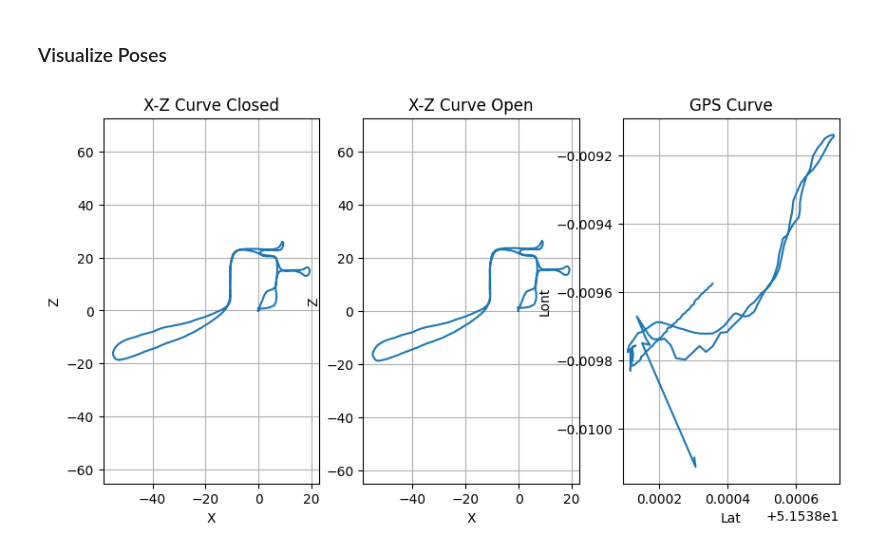
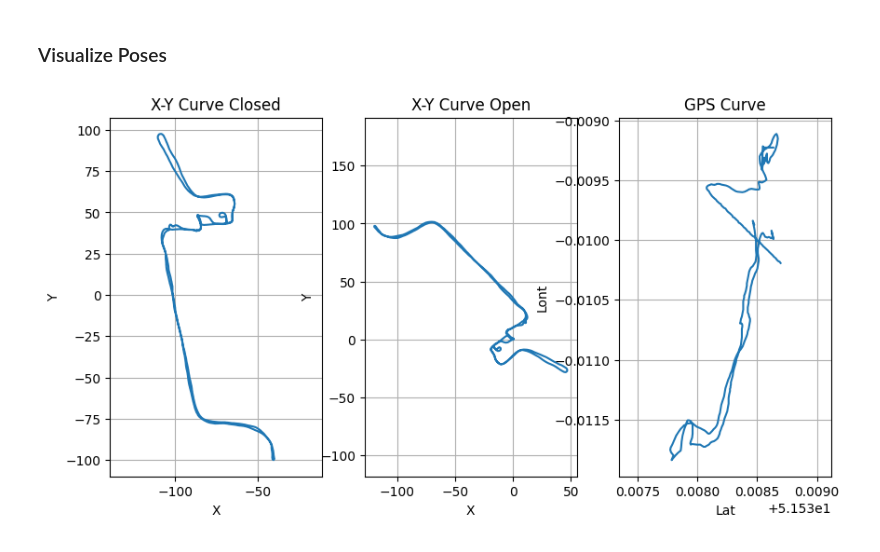
Before and after one commit to gogojjh/pycpptools, a Jupyter notebook: pycpptools/src/python/utils_dataset/projectaria/gendata_from_vrs.ipynb, the cells around one changed output. Saved outputs shown, nothing was run; the diff lists cells and outputs as text; code cells hidden in the pictures.

```diff
--- a/pycpptools/src/python/utils_dataset/projectaria/gendata_from_vrs.ipynb
+++ b/pycpptools/src/python/utils_dataset/projectaria/gendata_from_vrs.ipynb
@@ -21,29 +49,22 @@ ucl_east/
 # %%
-import os
-from projectaria_tools.core import data_provider, calibration
-from projectaria_tools.core.sensor_data import TimeDomain, TimeQueryOptions
-from projectaria_tools.core.stream_id import RecordableTypeId, StreamId
-from projectaria_tools.core.mps.utils import get_nearest_pose
-import projectaria_tools.core.mps as mps
-from projectaria_tools.core.sophus import SO3, SE3, interpolate, iterativeMean
-import numpy as np
-import copy
-from PIL import Image
-from matplotlib import pyplot as plt
-import json
-
+"""
+Multi-session
+"""
+##### Multi-session
 vrs_data_path = "/Rocket_ssd/dataset/data_litevloc/map_multisession_eval/raw_vrs/ucl_campus"
 out_data_path = "/Rocket_ssd/dataset/data_litevloc/map_multisession_eval/raw_vrs/ucl_campus"
 session_path = os.path.join(vrs_data_path, 'ucl_campus_multiagent_20241205_1017_24sessions')
 json_vrs_to_session_path = os.path.join(session_path, 'vrs_to_multi_slam.json')
-vrs_name = 'ucl_campus_20241202_1741.vrs'
+vrs_name = 'ucl_campus_20241127_1716.vrs'
 
 # Input data
 with open(json_vrs_to_session_path, 'r', encoding='utf-8') as file:
     data_vrs_to_session = json.load(file)
 vrsfile = os.path.join(vrs_data_path, "vrs_withrgb", vrs_name)
 session_id = data_vrs_to_session[f"vrs_norgb_seq0/{vrs_name}"]
+# Relative world coordinate of open_loop_trajectory
 open_traj_file = os.path.join(session_path, f"{session_id}/slam/open_loop_trajectory.csv")
+# Absolute world coordinate of closed_loop_trajectory
 closed_traj_file = os.path.join(session_path, f"{session_id}/slam/closed_loop_trajectory.csv")
 
 # Output data
@@ -330,27 +332,27 @@ Save image 003000.color.jpg
 # %%
 fig, axes = plt.subplots(1, 3, figsize=(10, 5))
 
-axes[0].plot(poses_closed[:, 1], poses_closed[:, 3], '-')
-axes[0].set_title('X-Z Curve Closed')
+axes[0].plot(poses_closed[:, 1], poses_closed[:, 2], '-')
+axes[0].set_title('X-Y Curve Closed')
 axes[0].set_xlabel('X')
-axes[0].set_ylabel('Z')
+axes[0].set_ylabel('Y')
 axes[0].axis('equal')
 axes[0].grid(True)
 
-axes[1].plot(poses_open[:, 1], poses_open[:, 3], '-')
-axes[1].set_title('X-Z Curve Open')
+axes[1].plot(poses_open[:, 1], poses_open[:, 2], '-')
+axes[1].set_title('X-Y Curve Open')
 axes[1].set_xlabel('X')
-axes[1].set_ylabel('Z')
+axes[1].set_ylabel('Y')
 axes[1].axis('equal')
 axes[1].grid(True)
 
 axes[2].plot(gps_data[:, 1], gps_data[:, 2], '-')
 axes[2].set_title('GPS Curve')
 axes[2].set_xlabel('Lat')
 axes[2].set_ylabel('Lont')
 axes[2].axis('equal')
 axes[2].grid(True)
 
 plt.show()
 # %% [output]
-[figure, old version]
+[figure, new version]
```
Also changed, not shown: parts of 5 cells of this notebook, 1 other file.
